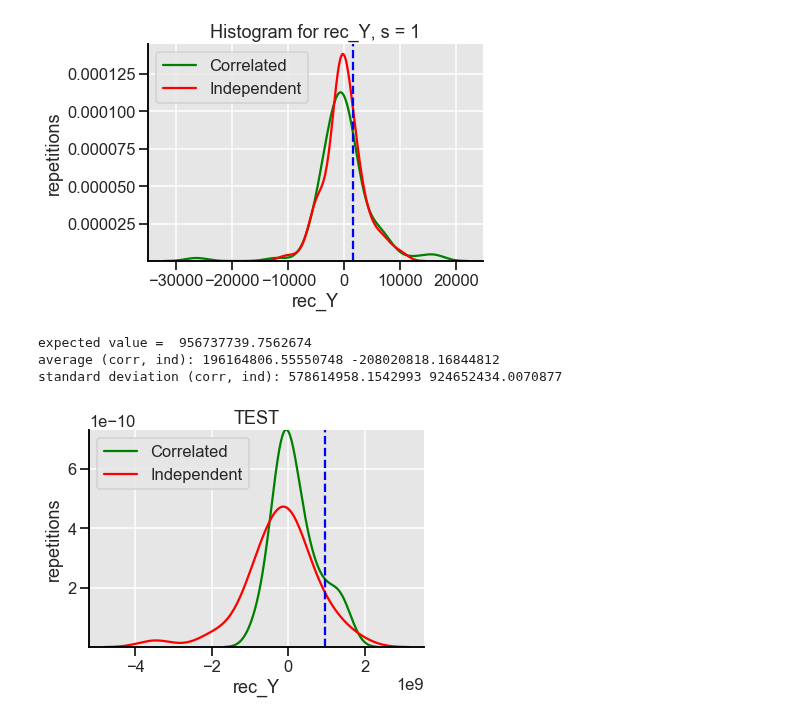
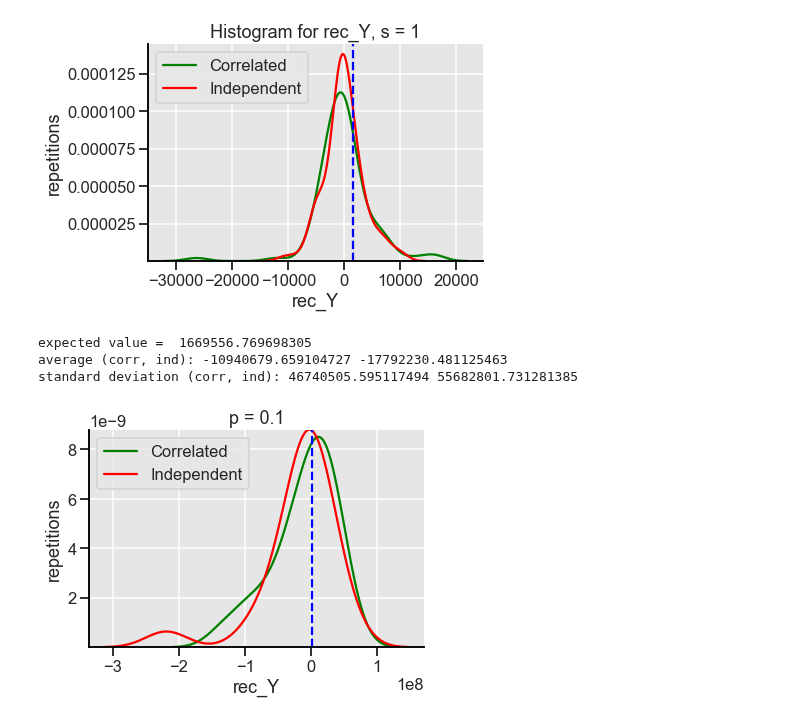
Before and after one commit to louishu17/tree_color_coding_task, a Jupyter notebook: Jupyter Vizualizations/sim2_viz.ipynb, the cells around one changed output. Drawn from its saved outputs; the diff is of its cells as text; code cells hidden in the pictures.

```diff
--- a/Jupyter Vizualizations/sim2_viz.ipynb
+++ b/Jupyter Vizualizations/sim2_viz.ipynb
@@ -204,31 +204,30 @@ expected value =  1464.4869119999998
 average (corr, ind): -117.025 -79.23
 standard deviation (corr, ind): 4913.756258899601 3481.7489846483763
 [figure]
-# %%
-#TEST
-# A histogram for rec_Y values
-# m = 20, n = 1000, K = 4, p = 0.5
-# s = 1
-exp = 956737739.7562674
-rec_Y_corr = [222309678.14399645, 697957070.952451, 482886992.8000022, 647403792.1472046, 289027496.79359406, -191896800.3859213, -238114198.36799753, -71156990.93375461, -375538575.81760406, -168139989.22944596, 918152976.7537848, -380363893.19884974, 1448888073.2544038, -43667152.55039871, 1499138419.532673, 1346456586.908162, 351104761.6038512, 577498641.9456048, -296825800.85951465, -343087673.63583314, -728187690.9634573, -543082633.1999961, -89327698.16064216, 178532057.66400182, -195212423.45919573, -126620328.09409633, 450895632.4799973, 105654255.05599606, 105796641.98399937, 889408072.9273725, 16681958.38079851, 1215184100.7359931, -273458096.0927973, -823091367.1200007, -15227300.511998769, 125156652.71679533, -170194669.26080477, 131474581.84448254, 59070033.59040332, 1161107065.8470416]
-sns.kdeplot(rec_Y_corr, color='green', label='Correlated')
-rec_Y_ind = [934464822.2492199, 1210743394.3207686, -915132302.5193032, 72120526.79578084, -562600977.6000043, 122438806.06079984, -584820824.4672005, 5405393.376002312, -1743087582.5471892, 28534744.479998697, 1794843664.3200185, 572815713.4721209, 227737153.5155223, -1205989119.973774, -349417333.9148892, -774737030.995209, -989972064.4959898, -463403440.28159976, -2043632756.3878462, -983488537.1173061, 1242413291.536006, -862474872.884481, 297292163.4488265, -580060135.3271105, 451473222.6480627, 62368150.44159186, -360874514.0479898, 78057701.06187487, 575437137.9402318, -3462129659.2896085, -239189302.82688034, 850504078.0422463, -337193975.68511814, 490933847.5776001, 68443914.95360458, 39386460.07104613, -43224587.32031798, -235963035.35999656, -136579947.436802, -572274912.5706332]
-sns.kdeplot(rec_Y_ind, color='red', label="Independent").set(xlabel = 'rec_Y', ylabel = 'repetitions', title = 'TEST')
-plt.legend()
-plt.axvline(exp, 0,1, color='blue', linestyle = '--')
-avg_corr = sum(rec_Y_corr) / len(rec_Y_corr)
-avg_ind = sum(rec_Y_ind) / len(rec_Y_ind)
-std_corr = np.std(rec_Y_corr)
-std_ind = np.std(rec_Y_ind)
-sns.set_style("darkgrid", {'ytick.left' : True, 'xtick.bottom': True, 'axes.spines.left': True, 'grid.color': '1', 'axes.edgecolor': '0', 'axes.spines.right': False, "axes.facecolor": ".9"})
-sns.set_context("talk")
-sns.despine(right = True, top=True)
-print('expected value = ', exp)
-print('average (corr, ind):', avg_corr, avg_ind)
-print('standard deviation (corr, ind):', std_corr, std_ind)
-# %% [output]
-expected value =  956737739.7562674
-average (corr, ind): 196164806.55550748 -208020818.16844812
-standard deviation (corr, ind): 578614958.1542993 924652434.0070877
-[figure, removed]
+# %%
+# A histogram for rec_Y values
+# m = 20, n = 1000, K = 3, p = 0.1
+# s = 0.8
+exp = 1669556.769698305
+rec_Y_corr = [-27761539.995640576, -81792529.10211758, 3746092.352552431, 1061106.5176004004, -130043324.13053377, 35186851.82449783, 33204942.85645682, 37580024.45766692, 25542447.779776286, 51472488.62711337, 2769178.04976872, -51663.48207531497, -49016923.17370601, -40838768.272136144, 15900122.074602854, -12646547.830490423, 28292578.792188212, -27604934.76411424, 8490989.276160186, -92304185.03966448]
+sns.kdeplot(rec_Y_corr, color='green', label='Correlated')
+rec_Y_ind = [-218965133.5503541, 16556053.065980554, -22096408.360112365, -2789470.192789461, -12805507.238763979, 341428.0791528262, 20688812.456527982, -14432541.608799033, -27209693.396948796, 5306803.136311576, -7416646.502232937, -61074482.24202269, 7592243.157869335, 36566345.80659776, -86383477.73596781, -41210484.83968951, 6762959.923201738, 53172152.356564745, 15888353.57857931, -24335915.515614443]
+sns.kdeplot(rec_Y_ind, color='red', label="Independent").set(xlabel = 'rec_Y', ylabel = 'repetitions', title = 'p = 0.1')
+plt.legend()
+plt.axvline(exp, 0,1, color='blue', linestyle = '--')
+avg_corr = sum(rec_Y_corr) / len(rec_Y_corr)
+avg_ind = sum(rec_Y_ind) / len(rec_Y_ind)
+std_corr = np.std(rec_Y_corr)
+std_ind = np.std(rec_Y_ind)
+sns.set_style("darkgrid", {'ytick.left' : True, 'xtick.bottom': True, 'axes.spines.left': True, 'grid.color': '1', 'axes.edgecolor': '0', 'axes.spines.right': False, "axes.facecolor": ".9"})
+sns.set_context("talk")
+sns.despine(right = True, top=True)
+print('expected value = ', exp)
+print('average (corr, ind):', avg_corr, avg_ind)
+print('standard deviation (corr, ind):', std_corr, std_ind)
+# %% [output]
+expected value =  1669556.769698305
+average (corr, ind): -10940679.659104727 -17792230.481125463
+standard deviation (corr, ind): 46740505.595117494 55682801.731281385
+[figure, added]
 # %%
```
Also changed, not shown: parts of 2 cells of this notebook, 2 other files.
